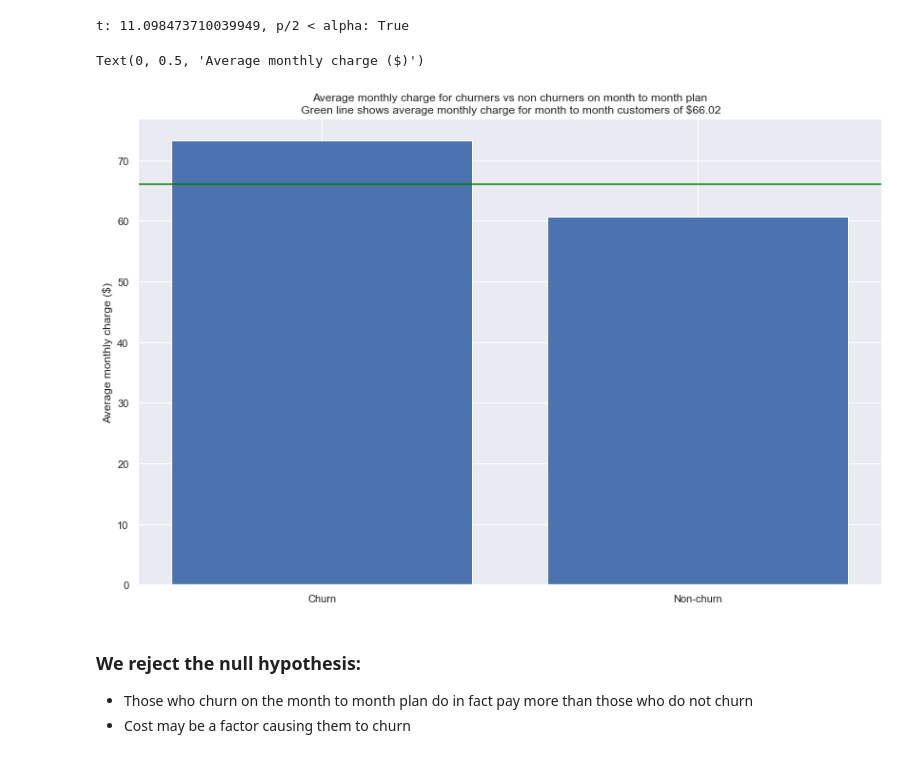
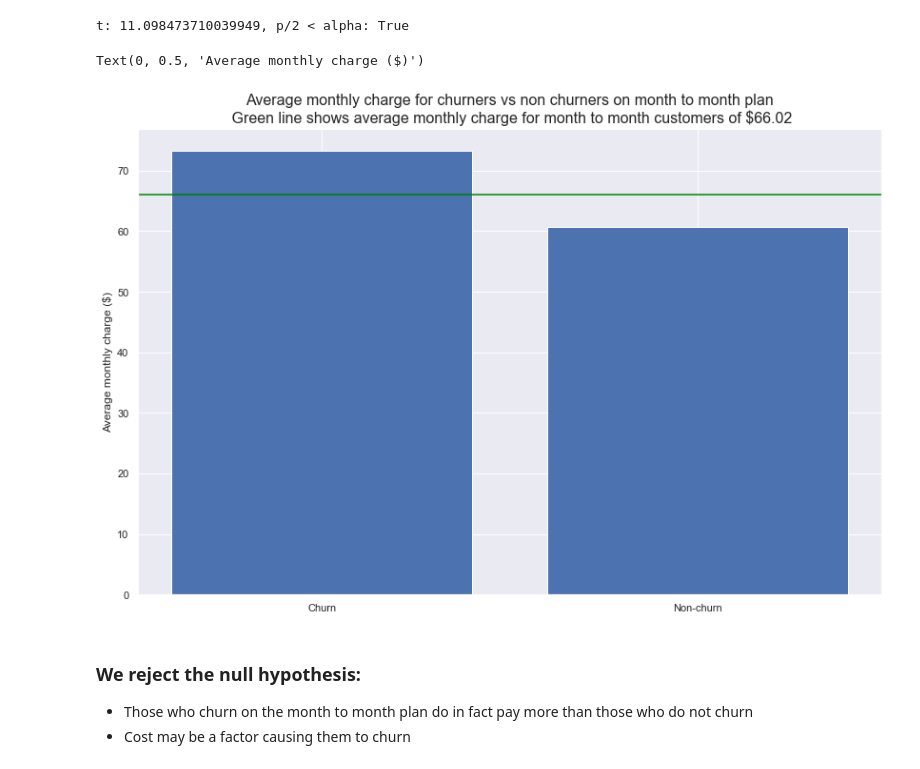
Before and after one commit to jesse-d-marder/classification-project, a Jupyter notebook: churn_report.ipynb, the cells around one changed output. Drawn from its saved outputs; the diff is of its cells as text; code cells hidden in the pictures.

```diff
--- a/churn_report.ipynb
+++ b/churn_report.ipynb
@@ -140,12 +141,12 @@ print(f"t: {t}, p/2 < alpha: {p/2<alpha}")
 t: 11.098473710039949, p/2 < alpha: True
 # %%
 plt.bar(x=['Churn','Non-churn'], height =[churn_sample.mean(),non_churn_sample.mean()])
-plt.title(f'Average monthly charge for churners vs non churners on month to month plan\n Green line shows average monthly charge for month to month customers of ${month_to_month.monthly_charges.mean():.2f}')
+plt.title(f'Average monthly charge for churners vs non churners on month to month plan\n Green line shows average monthly charge for month to month customers of ${month_to_month.monthly_charges.mean():.2f}', fontsize = 16)
 plt.axhline(month_to_month.monthly_charges.mean(), color = 'green')
 plt.ylabel('Average monthly charge ($)')
 # %% [output]
 Text(0, 0.5, 'Average monthly charge ($)')
-[figure, old version]
+[figure, new version]
 # %% [markdown]
 ### We reject the null hypothesis:
 - Those who churn on the month to month plan do in fact pay more than those who do not churn
```
Also changed, not shown: parts of 8 cells of this notebook, 3 other files.
